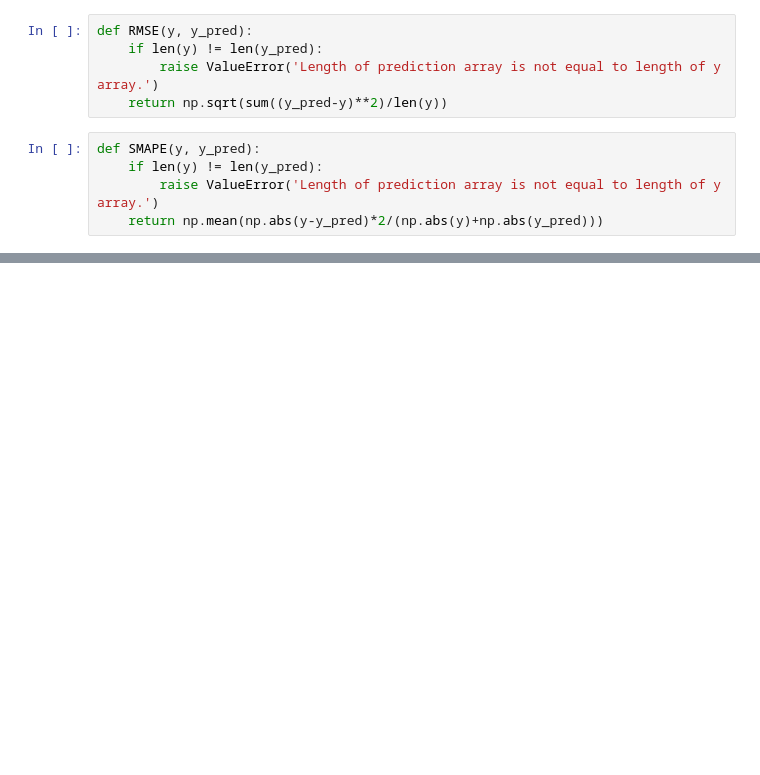
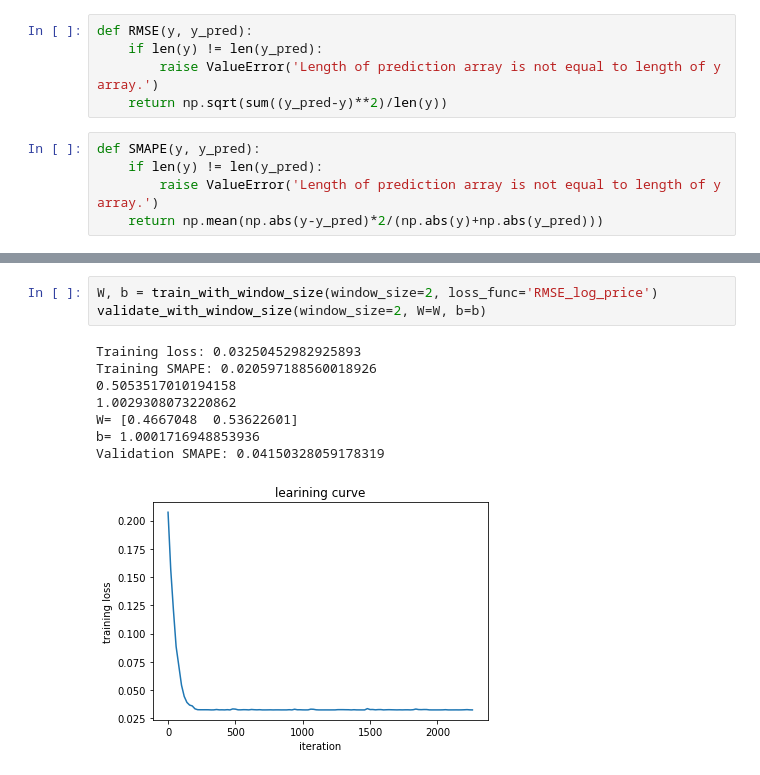
Before and after one commit to yws12/CS341_cryptocurrency_prediction, a Jupyter notebook: Linear_regression.ipynb, the cells around one changed output, grey strips where cells are left out. Drawn from its saved outputs; the diff is of its cells as text; blank space fills up the shorter version.

```diff
--- a/Linear_regression.ipynb
+++ b/Linear_regression.ipynb
@@ -228,0 +184,12 @@ Text(0.5,1,'true price, traning and validation sets')
+# %%
+W, b = train_with_window_size(window_size=2, loss_func='RMSE_log_price')
+validate_with_window_size(window_size=2, W=W, b=b)
+# %% [output]
+Training loss: 0.03250452982925893
+Training SMAPE: 0.020597188560018926
+0.5053517010194158
+1.0029308073220862
+W= [0.4667048  0.53622601]
+b= 1.0001716948853936
+Validation SMAPE: 0.04150328059178319
+[figure, added]
```
Also changed, not shown: parts of 22 cells of this notebook.
